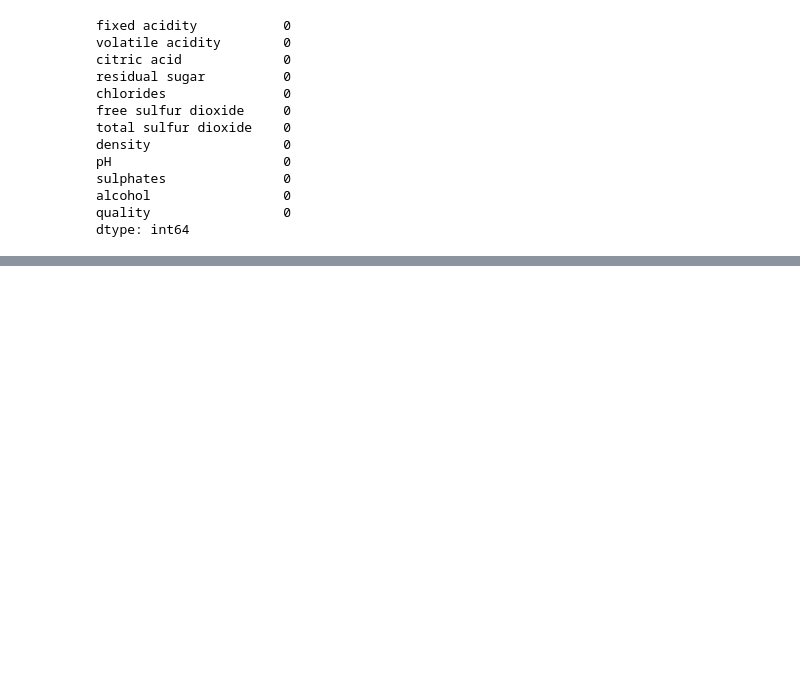
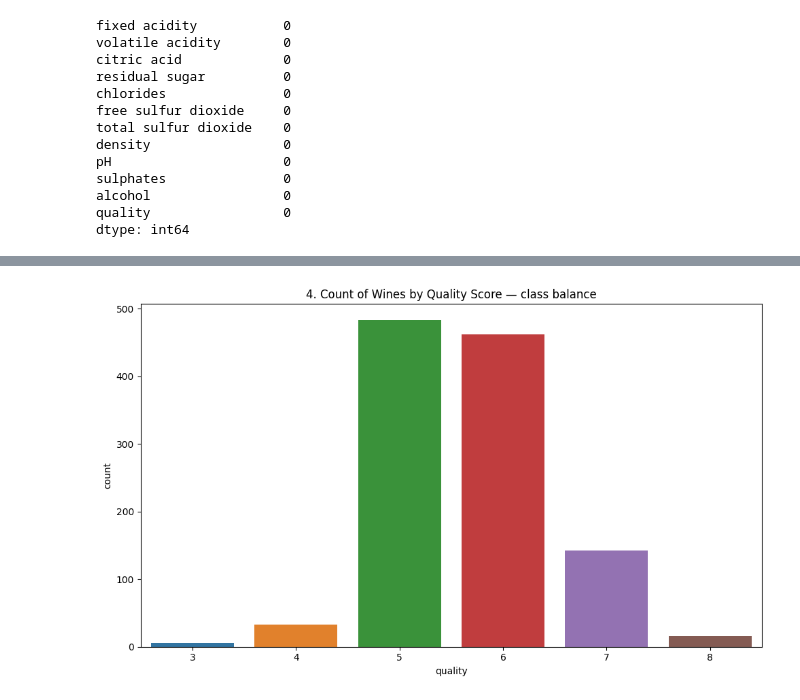
Before and after one commit to lukhi-laksh/Kaggle-Notebooks, a Jupyter notebook: Wine Quality/wine-quality-multilinear-regression.ipynb, the cells around one changed output, grey strips where cells are left out. Cells and saved outputs as stored; diff of their text form; code cells hidden in the pictures; blank space fills up the shorter version.

```diff
--- a/Wine Quality/wine-quality-multilinear-regression.ipynb
+++ b/Wine Quality/wine-quality-multilinear-regression.ipynb
@@ -67,0 +154,8 @@ np.int64(125)
+# %%
+fig = plt.figure(figsize=(10,6))
+sns.countplot(data=df, x='quality', order=sorted(df['quality'].unique()))
+plt.title(f'{plot_no}. Count of Wines by Quality Score — class balance')
+show_fig()
+plot_no += 1
+# %% [output]
+[figure, added]
```
Also changed, not shown: parts of 43 cells of this notebook.
